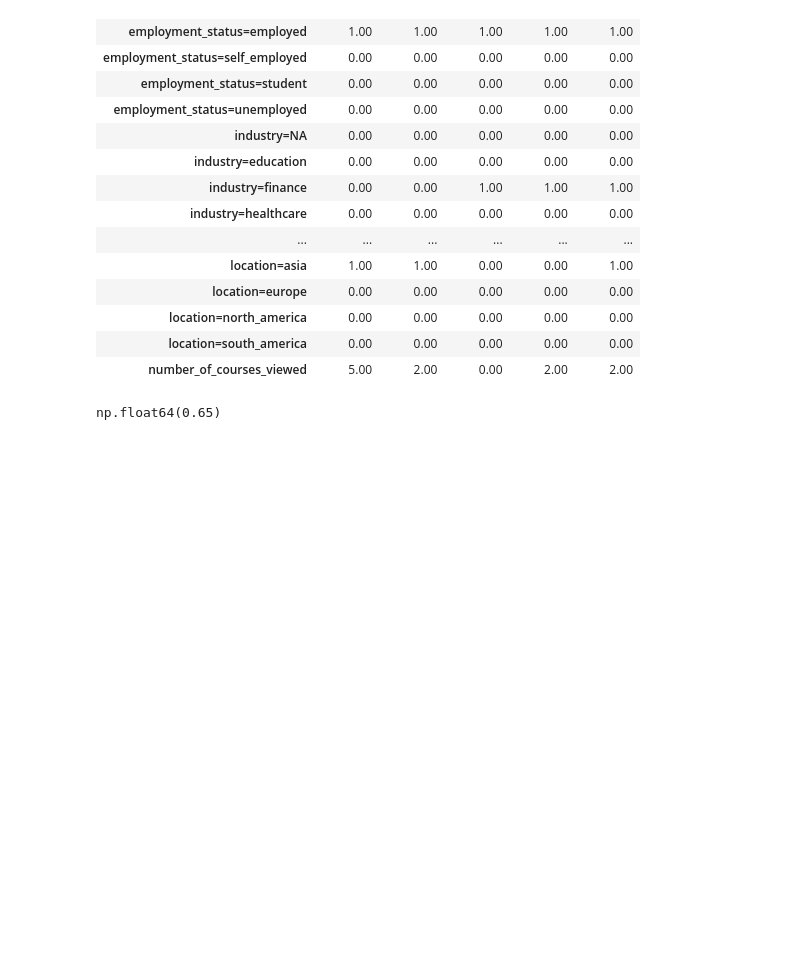
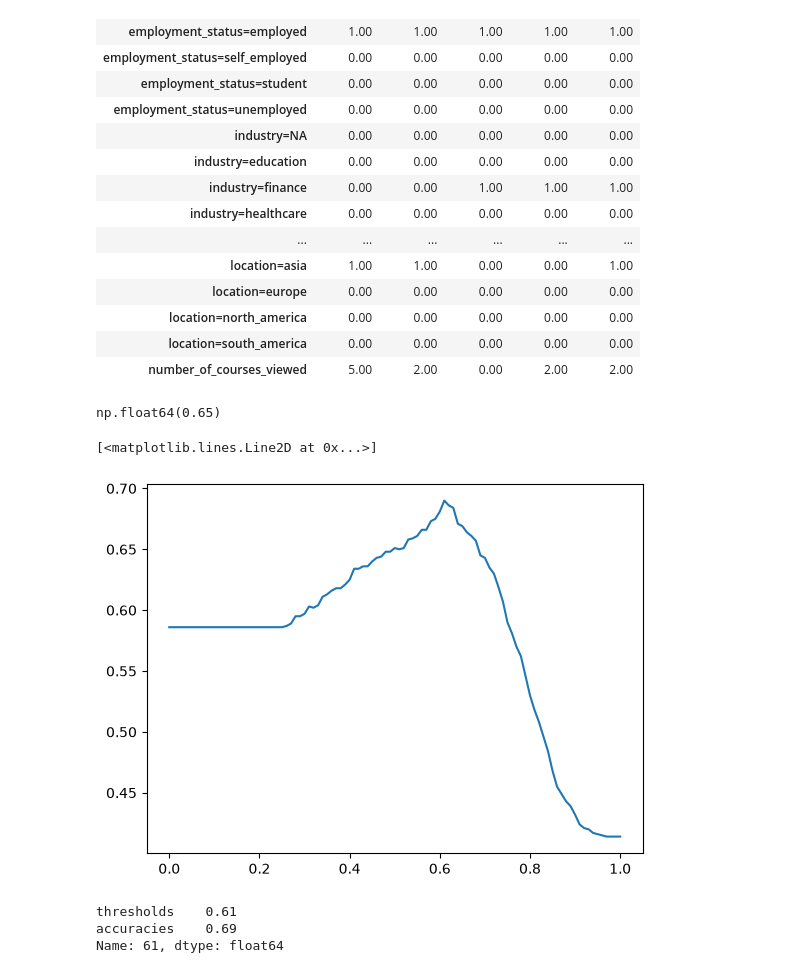
Before and after one commit to BenMarantz/machineLearningZoomcamp26-27, a Jupyter notebook: 04-evaluation/HW4.ipynb, the cells around one changed output. Cells and saved outputs as stored; diff of their text form; code cells hidden in the pictures; blank space fills up the shorter version.

```diff
--- a/04-evaluation/HW4.ipynb
+++ b/04-evaluation/HW4.ipynb
@@ -153,6 +153,34 @@ round(accuracy_four, 2)
 # Accuracy is appx 65%. Model's prediction on validation data is appx 65% accurate. Not great.
 # %% [output]
 np.float64(0.65)
+# %%
+# Question 2
+
+# Plot various accuracy thresholds to see if there is a better threshold than 0.5
+thresholds = np.linspace(0, 1, 101)
+accuracies = []
+for t in thresholds:
+    y_pred_temp = (y_pred_probs >= t).astype(int)
+    accuracies.append((y_val == y_pred_temp).mean())
+plt.plot(thresholds, accuracies)
+# From the plot, can see that the best threshold is around 0.6 which yields an accuracy of around 68%. Not much better.
+# Can also tell from the plot that around 59% of the people in the validation data convert and around 41% do not.
+# %% [output]
+[<matplotlib.lines.Line2D at 0x...>]
+[figure, added]
+# %%
+# Question 2
+
+# Get exact best threshold
+thresh = pd.DataFrame()
+thresh['thresholds'] = thresholds
+thresh['accuracies'] = accuracies
+thresh.loc[thresh.accuracies.idxmax()]
+# Best threshold is 0.61 which yields an accuracy of 0.69
+# %% [output]
+thresholds    0.61
+accuracies    0.69
+Name: 61, dtype: float64
 # %%
 # Question 2
 # Calculate the AUC of this model on the validation data. Round to 3 decimal places
```
Also changed, not shown: parts of 3 cells of this notebook.
